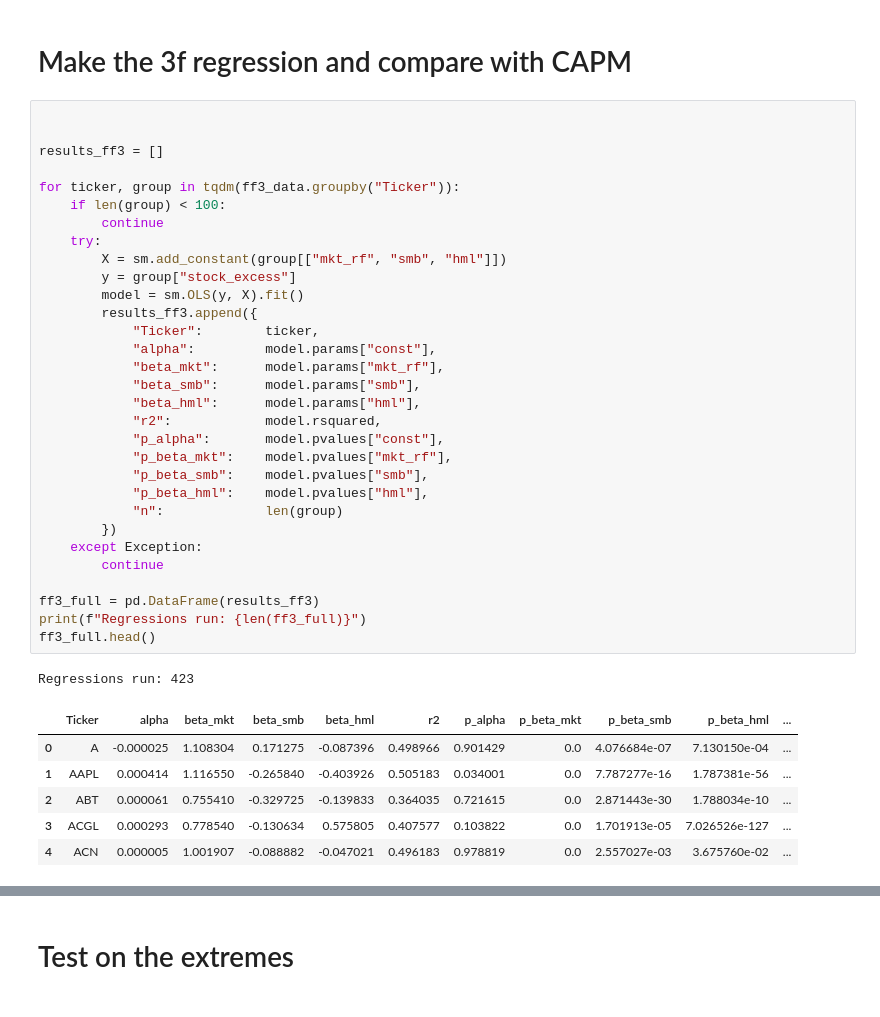
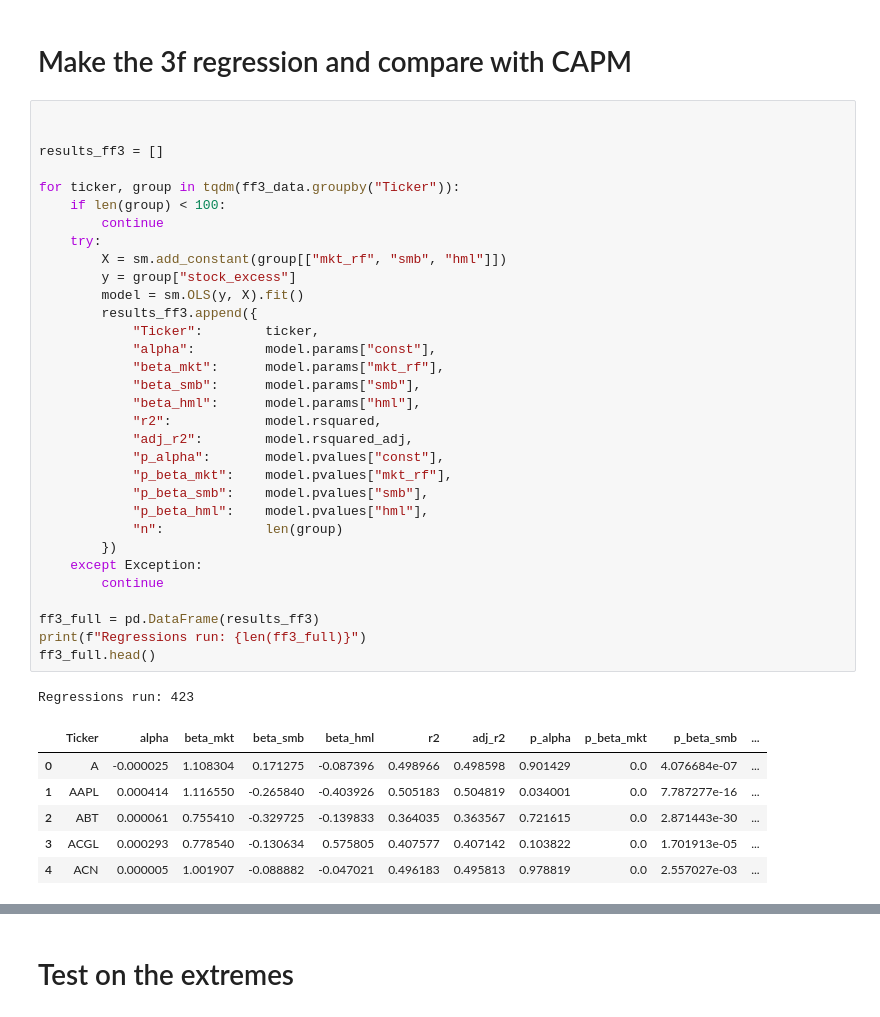
Before and after one commit to PierreNiberon/CFDS-Project, a Jupyter notebook: 11_three_factors.ipynb, the cells around one changed output, grey strips where cells are left out. Cells and saved outputs as stored; diff of their text form.

```diff
--- a/11_three_factors.ipynb
+++ b/11_three_factors.ipynb
@@ -94,39 +94,40 @@ FF3 dataset shape: (1727531, 9)
 results_ff3 = []
 
 for ticker, group in tqdm(ff3_data.groupby("Ticker")):
     if len(group) < 100:
         continue
     try:
         X = sm.add_constant(group[["mkt_rf", "smb", "hml"]])
         y = group["stock_excess"]
         model = sm.OLS(y, X).fit()
         results_ff3.append({
             "Ticker":        ticker,
             "alpha":         model.params["const"],
             "beta_mkt":      model.params["mkt_rf"],
             "beta_smb":      model.params["smb"],
             "beta_hml":      model.params["hml"],
             "r2":            model.rsquared,
+            "adj_r2":        model.rsquared_adj,
             "p_alpha":       model.pvalues["const"],
             "p_beta_mkt":    model.pvalues["mkt_rf"],
             "p_beta_smb":    model.pvalues["smb"],
             "p_beta_hml":    model.pvalues["hml"],
             "n":             len(group)
         })
     except Exception:
         continue
 
 ff3_full = pd.DataFrame(results_ff3)
 print(f"Regressions run: {len(ff3_full)}")
 ff3_full.head()
 # %% [output]
 Regressions run: 423
-|  | Ticker | alpha | beta_mkt | beta_smb | beta_hml | r2 | p_alpha | p_beta_mkt | p_beta_smb | p_beta_hml | ... |
-| 0 | A | -0.000025 | 1.108304 | 0.171275 | -0.087396 | 0.498966 | 0.901429 | 0.0 | 4.076684e-07 | 7.130150e-04 | ... |
-| 1 | AAPL | 0.000414 | 1.116550 | -0.265840 | -0.403926 | 0.505183 | 0.034001 | 0.0 | 7.787277e-16 | 1.787381e-56 | ... |
-| 2 | ABT | 0.000061 | 0.755410 | -0.329725 | -0.139833 | 0.364035 | 0.721615 | 0.0 | 2.871443e-30 | 1.788034e-10 | ... |
-| 3 | ACGL | 0.000293 | 0.778540 | -0.130634 | 0.575805 | 0.407577 | 0.103822 | 0.0 | 1.701913e-05 | 7.026526e-127 | ... |
-| 4 | ACN | 0.000005 | 1.001907 | -0.088882 | -0.047021 | 0.496183 | 0.978819 | 0.0 | 2.557027e-03 | 3.675760e-02 | ... |
+|  | Ticker | alpha | beta_mkt | beta_smb | beta_hml | r2 | adj_r2 | p_alpha | p_beta_mkt | p_beta_smb | ... |
+| 0 | A | -0.000025 | 1.108304 | 0.171275 | -0.087396 | 0.498966 | 0.498598 | 0.901429 | 0.0 | 4.076684e-07 | ... |
+| 1 | AAPL | 0.000414 | 1.116550 | -0.265840 | -0.403926 | 0.505183 | 0.504819 | 0.034001 | 0.0 | 7.787277e-16 | ... |
+| 2 | ABT | 0.000061 | 0.755410 | -0.329725 | -0.139833 | 0.364035 | 0.363567 | 0.721615 | 0.0 | 2.871443e-30 | ... |
+| 3 | ACGL | 0.000293 | 0.778540 | -0.130634 | 0.575805 | 0.407577 | 0.407142 | 0.103822 | 0.0 | 1.701913e-05 | ... |
+| 4 | ACN | 0.000005 | 1.001907 | -0.088882 | -0.047021 | 0.496183 | 0.495813 | 0.978819 | 0.0 | 2.557027e-03 | ... |
 # %%
 def summarize_ff3(df, label):
     return {
```
Also changed, not shown: parts of 1 cell of this notebook, 4 other files.
